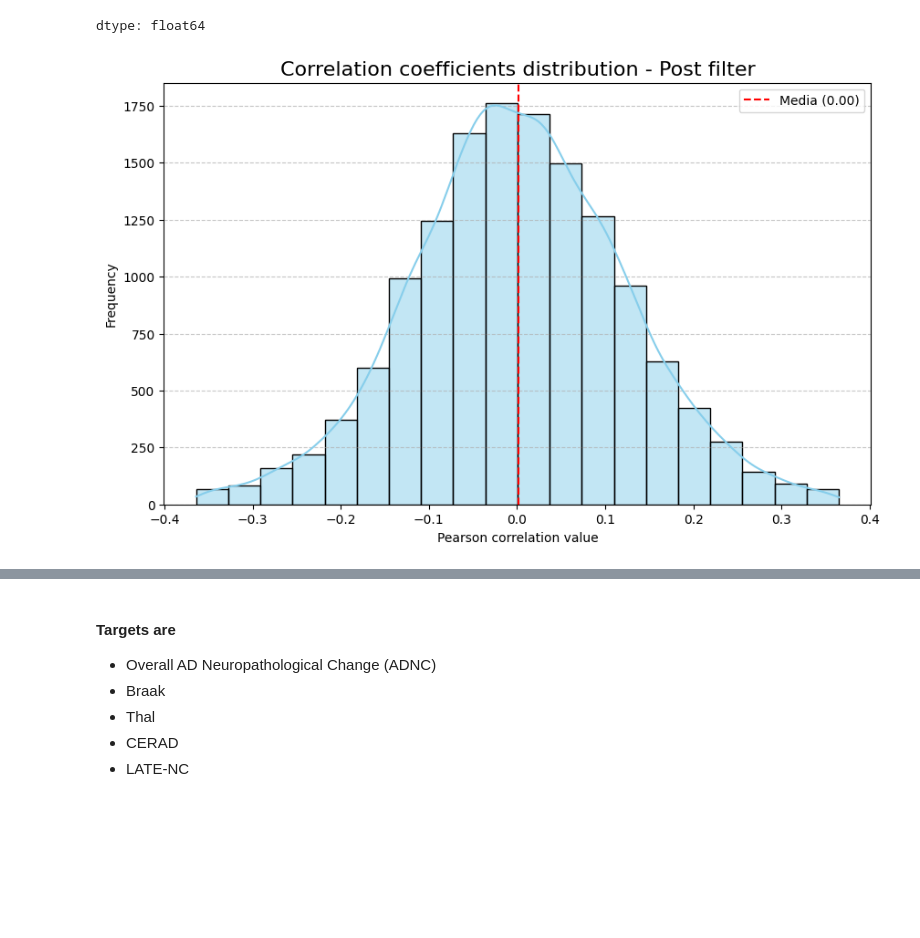
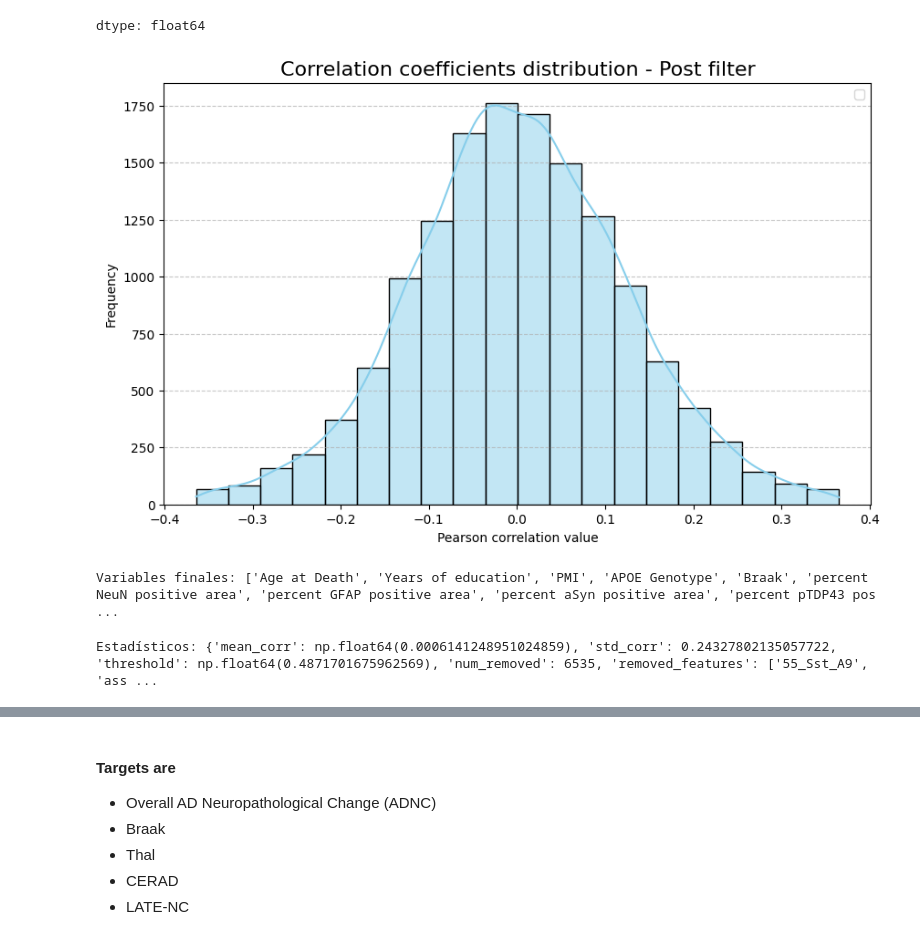
Before and after one commit to paulinapglz99/Feature-Selection-DREAMAD, a Jupyter notebook: EDA.ipynb, the cells around one changed output, grey strips where cells are left out. Drawn from its saved outputs; the diff is of its cells as text; code cells hidden in the pictures; blank space fills up the shorter version.

```diff
--- a/EDA.ipynb
+++ b/EDA.ipynb
@@ -557,0 +812,2 @@ dtype: float64
+# %%
+matriz_filtrada, variables_linear_cor, linear_info_stats, lineal_corr_matrix = filter_corr(data, z_score_threshold=1.5)
@@ -593,22 +902,17 @@ upper_tri_values_post.head(10)
 |  | Race_5 | 0.106258 |
 dtype: float64
 # %%
-#Plot original correlation distribution
+#Plot correlation distribution after filtering
 plt.figure(figsize=(10, 6))
 
 #Plot histogram and KDE
 sns.histplot(upper_tri_values_post, kde=True, bins=20, color='skyblue')
-
-# Añadir líneas verticales para dar contexto
-plt.axvline(info_stats_post['mean_correlation'], color='red', linestyle='--', label=f'Media ({info_stats_post['mean_correlation']:.2f})')
-#plt.axvline(info_stats_post['upper_corr_threshold'], color='black', linestyle=':', label=f'Z-Score threshold ({info_stats_post['upper_corr_threshold']:.2f})')
-#plt.axvline(info_stats_post['lower_corr_threshold'], color='black', linestyle=':', label=f'Z-Score threshold ({info_stats_post['lower_corr_threshold']:.2f})')
 
 plt.title('Correlation coefficients distribution - Post filter', fontsize=16)
 plt.xlabel('Pearson correlation value')
 plt.ylabel('Frequency')
 plt.legend()
 plt.grid(axis='y', linestyle='--', alpha=0.7)
 plt.show()
 # %% [output]
-[figure, old version]
+[figure, new version]
@@ -614,0 +994,9 @@ plt.show()
+# %%
+
+print("Variables finales:", result["final_features"])
+# %% [output]
+Variables finales: ['Age at Death', 'Years of education', 'PMI', 'APOE Genotype', 'Braak', 'percent NeuN positive area', 'percent GFAP positive area', 'percent aSyn positive area', 'percent pTDP43 pos ...
+# %%
+print("Estadísticos:", result["stats"])
+# %% [output]
+Estadísticos: {'mean_corr': np.float64(0.0006141248951024859), 'std_corr': 0.24327802135057722, 'threshold': np.float64(0.4871701675962569), 'num_removed': 6535, 'removed_features': ['55_Sst_A9', 'ass ...
```
Also changed, not shown: parts of 60 cells of this notebook.
